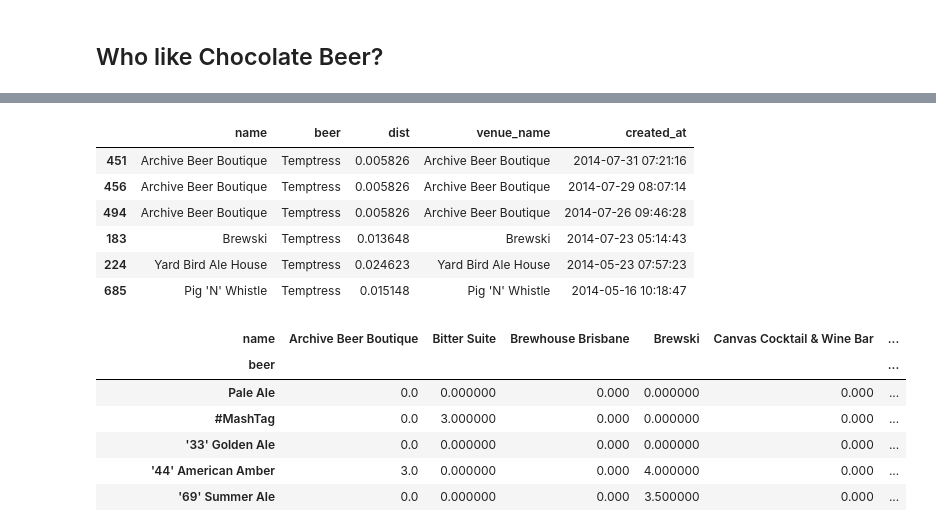
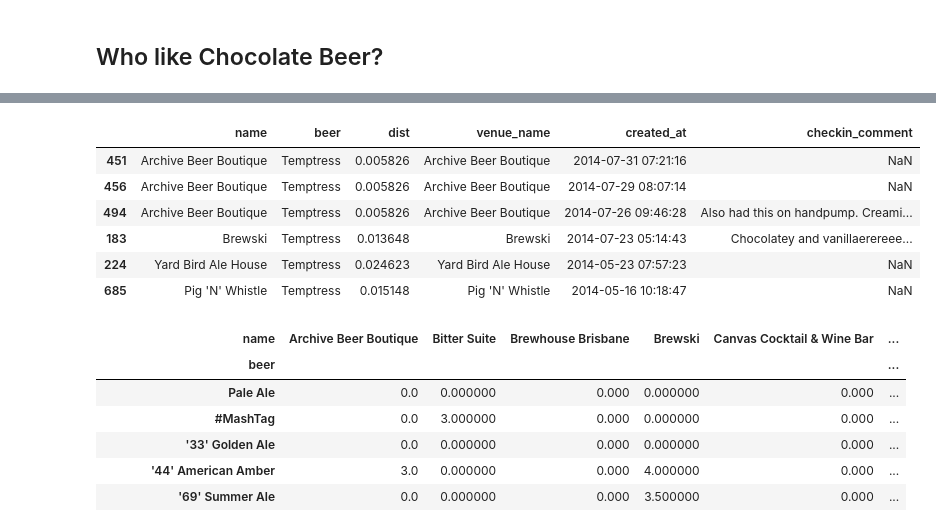
Before and after one commit to lexual/2014-PyConAU-Pandas-talk, a Jupyter notebook: slides.ipynb, the cells around one changed output, grey strips where cells are left out. Drawn from its saved outputs; the diff is of its cells as text; code cells hidden in the pictures.

Commit message:
include user comment.

```diff
--- a/slides.ipynb
+++ b/slides.ipynb
@@ -972,22 +972,22 @@ num_beers.sort('num_beers', ascending=False)
 # %%
 # Where can I get one??
 
 is_delicious = beer_data['beer'].str.contains('Temptress')
 # str for fast (cython) vectorized string operations.
 
 temptress_data = beer_data[is_delicious]
 
 temptress_data = temptress_data.sort('created_at', ascending=False)
 
-temptress_data[['name', 'beer', 'dist', 'venue_name', 'created_at']]
+temptress_data[['name', 'beer', 'dist', 'venue_name', 'created_at', 'checkin_comment']]
 # %% [output]
-|  | name | beer | dist | venue_name | created_at |
-| 451 | Archive Beer Boutique | Temptress | 0.005826 | Archive Beer Boutique | 2014-07-31 07:21:16 |
-| 456 | Archive Beer Boutique | Temptress | 0.005826 | Archive Beer Boutique | 2014-07-29 08:07:14 |
-| 494 | Archive Beer Boutique | Temptress | 0.005826 | Archive Beer Boutique | 2014-07-26 09:46:28 |
-| 183 | Brewski | Temptress | 0.013648 | Brewski | 2014-07-23 05:14:43 |
-| 224 | Yard Bird Ale House | Temptress | 0.024623 | Yard Bird Ale House | 2014-05-23 07:57:23 |
-| 685 | Pig 'N' Whistle | Temptress | 0.015148 | Pig 'N' Whistle | 2014-05-16 10:18:47 |
+|  | name | beer | dist | venue_name | created_at | checkin_comment |
+| 451 | Archive Beer Boutique | Temptress | 0.005826 | Archive Beer Boutique | 2014-07-31 07:21:16 | NaN |
+| 456 | Archive Beer Boutique | Temptress | 0.005826 | Archive Beer Boutique | 2014-07-29 08:07:14 | NaN |
+| 494 | Archive Beer Boutique | Temptress | 0.005826 | Archive Beer Boutique | 2014-07-26 09:46:28 | Also had this on handpump. Creami... |
+| 183 | Brewski | Temptress | 0.013648 | Brewski | 2014-07-23 05:14:43 | Chocolatey and vanillaerereee... |
+| 224 | Yard Bird Ale House | Temptress | 0.024623 | Yard Bird Ale House | 2014-05-23 07:57:23 | NaN |
+| 685 | Pig 'N' Whistle | Temptress | 0.015148 | Pig 'N' Whistle | 2014-05-16 10:18:47 | NaN |
 # %%
 # If there's time.
 
```
Also changed, not shown: parts of 1 cell of this notebook.
